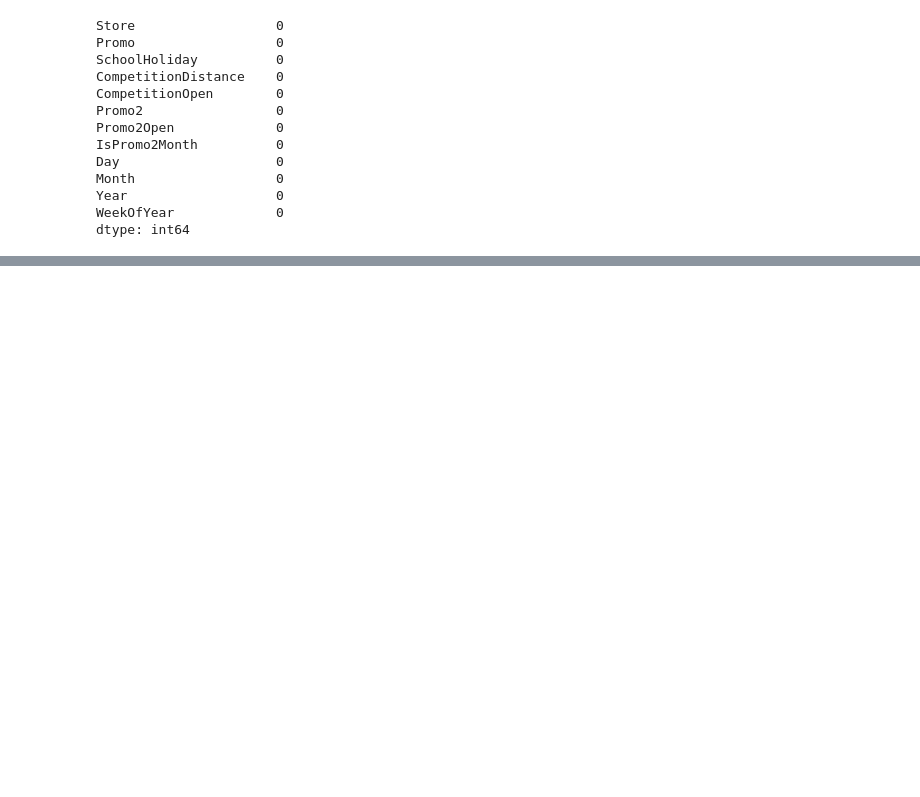
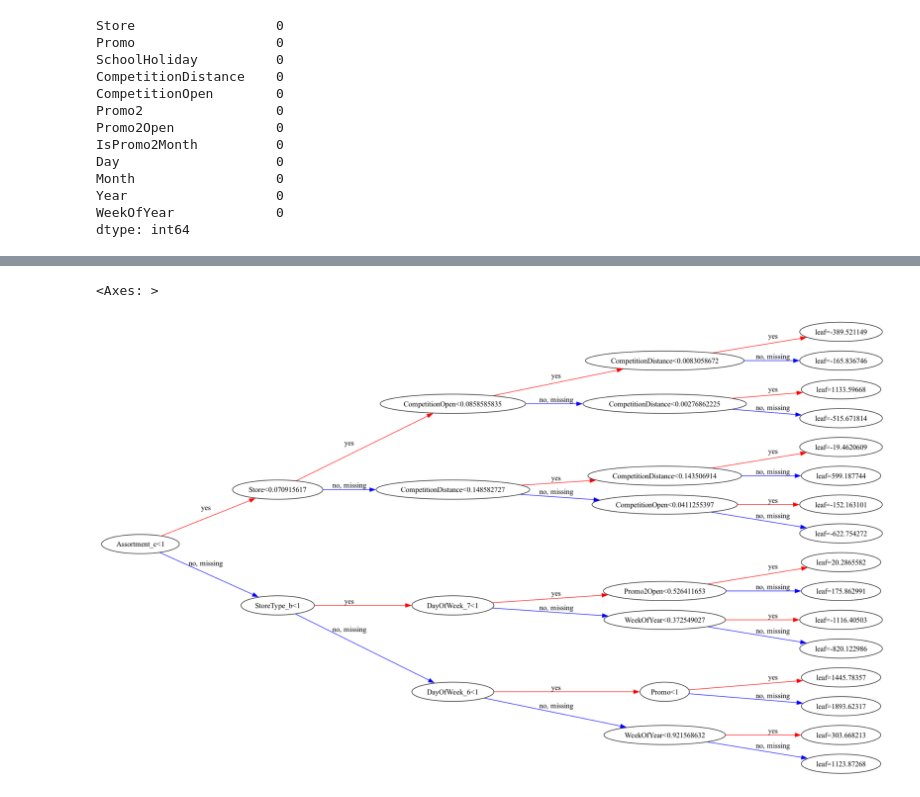
Before and after one commit to gachempa/KRBV0723, a Jupyter notebook: MachineLearning/ML-Rossman_GBM.ipynb, the cells around one changed output, grey strips where cells are left out. Cells and saved outputs as stored; diff of their text form; code cells hidden in the pictures; blank space fills up the shorter version.

```diff
--- a/MachineLearning/ML-Rossman_GBM.ipynb
+++ b/MachineLearning/ML-Rossman_GBM.ipynb
@@ -335,0 +382,5 @@ X_test = test_inputs[numeric_cols + encoded_cols]
+# %%
+plot_tree(model, rankdir='LR', num_trees=10)
+# %% [output]
+<Axes: >
+[figure, added]
```
Also changed, not shown: parts of 9 cells of this notebook.
